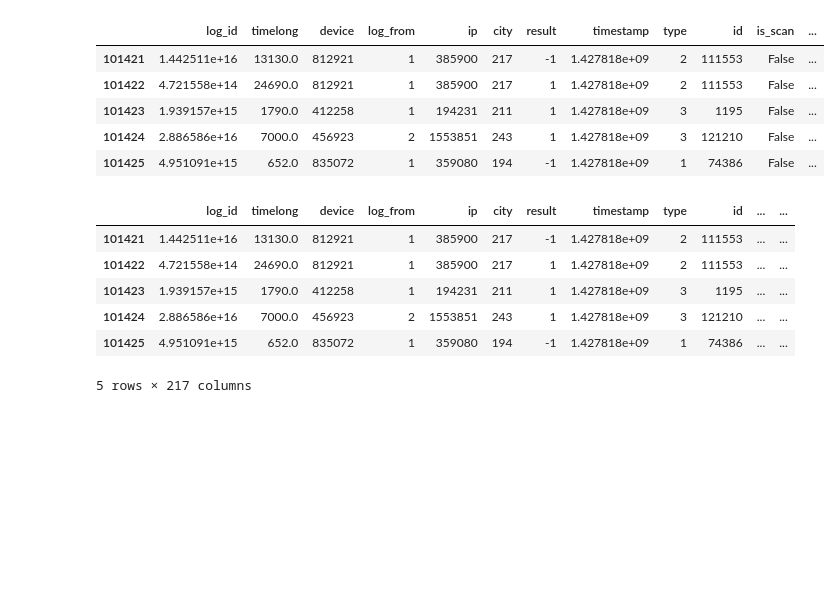
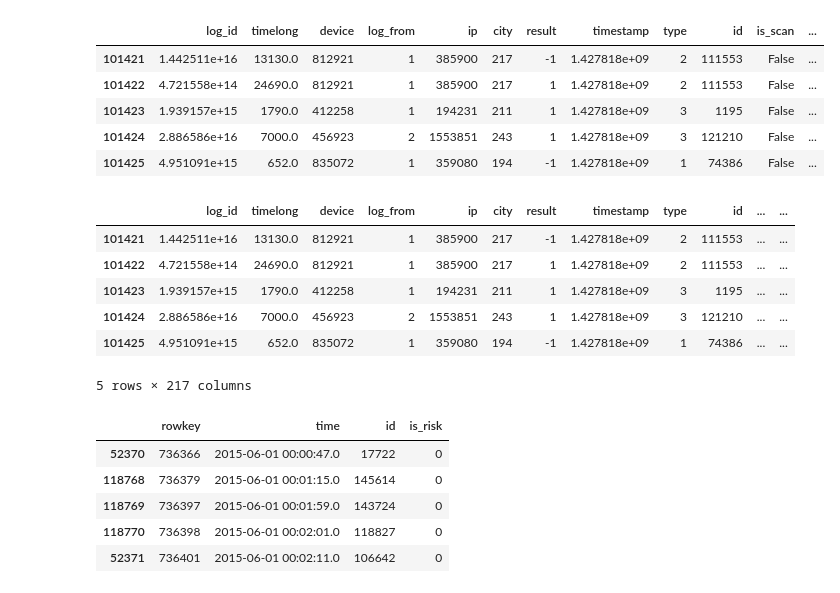
Before and after one commit to hadoop73/jdd, a Jupyter notebook: codes/baseline_feas_train.ipynb, the cells around one changed output. Drawn from its saved outputs; the diff is of its cells as text; code cells hidden in the pictures; blank space fills up the shorter version.

```diff
--- a/codes/baseline_feas_train.ipynb
+++ b/codes/baseline_feas_train.ipynb
@@ -64,3 +79,16 @@ data.head()
 5 rows × 217 columns
 # %%
 data.to_csv('../datas/baseline_feas_train',index=None)
+# %%
+t_trade = pd.read_csv('../datas/t_trade.csv')
+# %%
+t_trade = t_trade.sort_values('time')
+t = t_trade[t_trade['time']>='2015-06-01 00:00:00']
+t.head()
+# %% [output]
+|  | rowkey | time | id | is_risk |
+| 52370 | 736366 | 2015-06-01 00:00:47.0 | 17722 | 0 |
+| 118768 | 736379 | 2015-06-01 00:01:15.0 | 145614 | 0 |
+| 118769 | 736397 | 2015-06-01 00:01:59.0 | 143724 | 0 |
+| 118770 | 736398 | 2015-06-01 00:02:01.0 | 118827 | 0 |
+| 52371 | 736401 | 2015-06-01 00:02:11.0 | 106642 | 0 |
```
Also changed, not shown: parts of 4 cells of this notebook, 22 other files.
